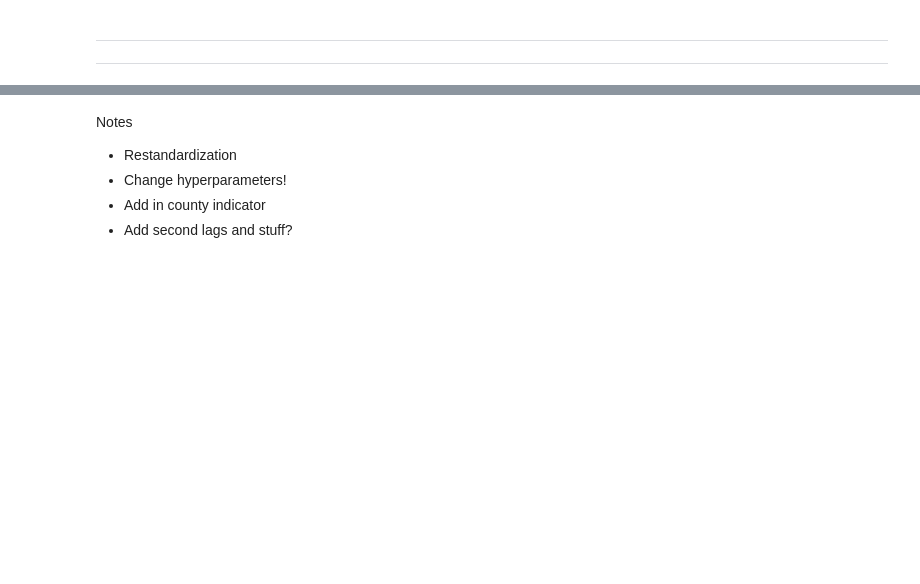
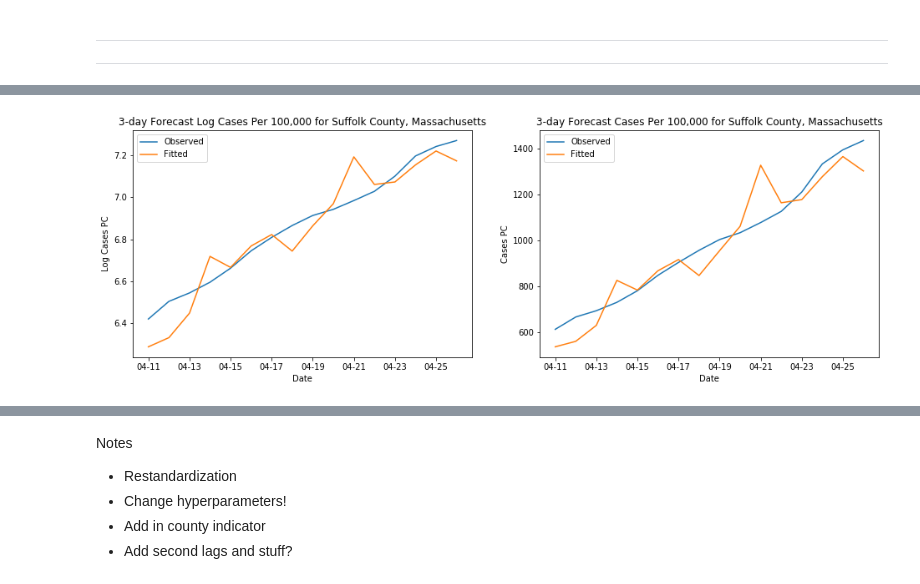
Before and after one commit to dafriedman97/COVID19_forecasts, a Jupyter notebook: Dynamic.ipynb, the cells around one changed output, grey strips where cells are left out. Drawn from its saved outputs; the diff is of its cells as text; code cells hidden in the pictures; blank space fills up the shorter version.

```diff
--- a/Dynamic.ipynb
+++ b/Dynamic.ipynb
@@ -473,27 +527,29 @@ mse: 0.06781141126660205
 # %%
 ## Visualize a single county's trend line
 
 # pick county
-county = 'Cook'
-state = 'Illinois'
+county = 'Suffolk'
+state = 'Massachusetts'
 county_preds = preds[(preds['county'] == county) & (preds['state'] == state) & (preds['date'] >= past_date)].copy() # get just that county
 
 # figure aesthetics
 date = county_preds.date.astype(str).str.replace('2020-','') # make date prettier
 xticks = xticklabels = date.iloc[::2] # change labels
 
 # plot
 fig, ax = plt.subplots(1, 2, figsize = (16, 5))
 # plot log (thing we actually fit)
 sns.lineplot(date, county_preds['observed'], label = 'Observed', ax = ax[0])
 sns.lineplot(date, county_preds['fitted'], label = 'Fitted', ax = ax[0])
 ax[0].set(xlabel = 'Date', ylabel = 'Log Cases PC', title = f'{nahead}-day Forecast Log Cases Per 100,000 for {county} County, {state}',
       xticks = xticks, xticklabels = xticklabels)
 # plot unlogged version
 sns.lineplot(date, np.exp(county_preds['observed']) - 1, label = 'Observed', ax = ax[1])
 sns.lineplot(date, np.exp(county_preds['fitted']) - 1, label = 'Fitted', ax = ax[1])
 ax[1].set(xlabel = 'Date', ylabel = 'Cases PC', title = f'{nahead}-day Forecast Cases Per 100,000 for {county} County, {state}',
       xticks = xticks, xticklabels = xticklabels);
+# %% [output]
+[figure, added]
 # %%
 ## Visualize for many counties
 
```
Also changed, not shown: parts of 32 cells of this notebook.
